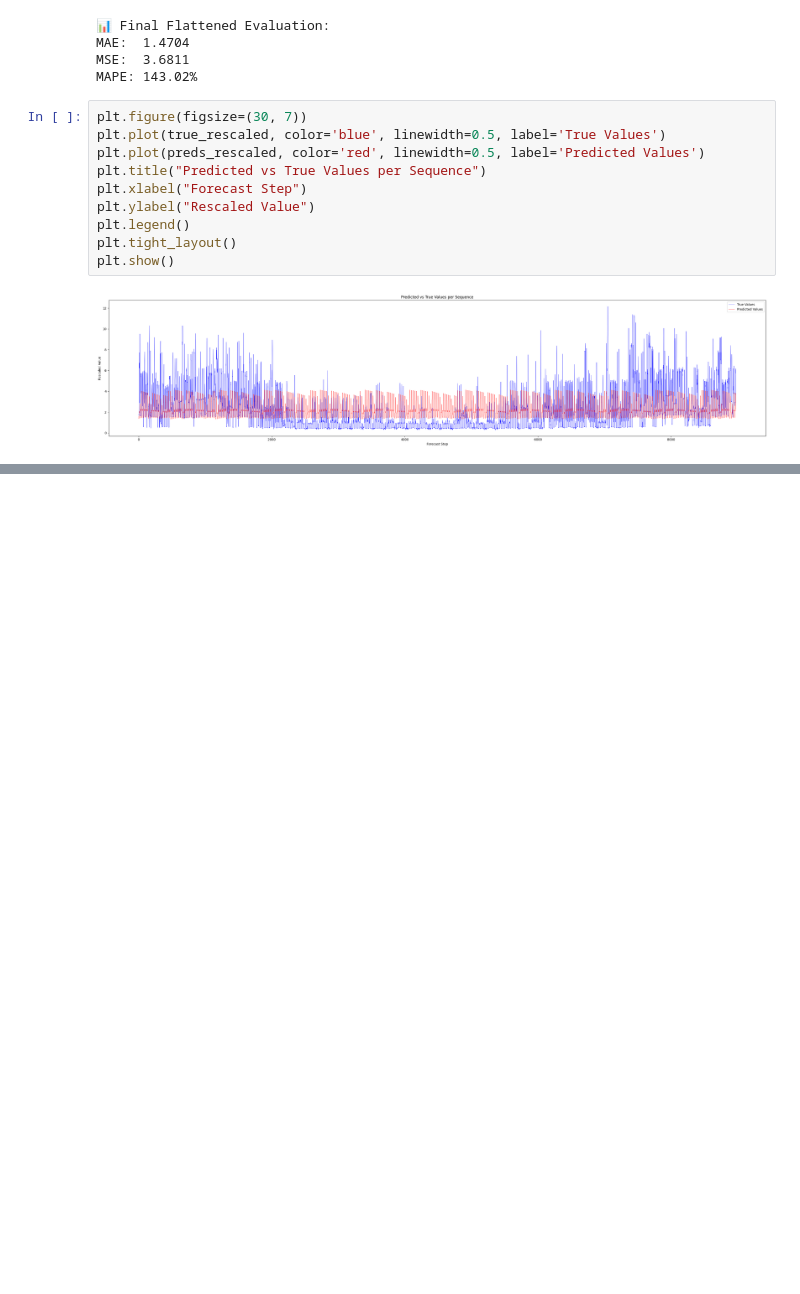
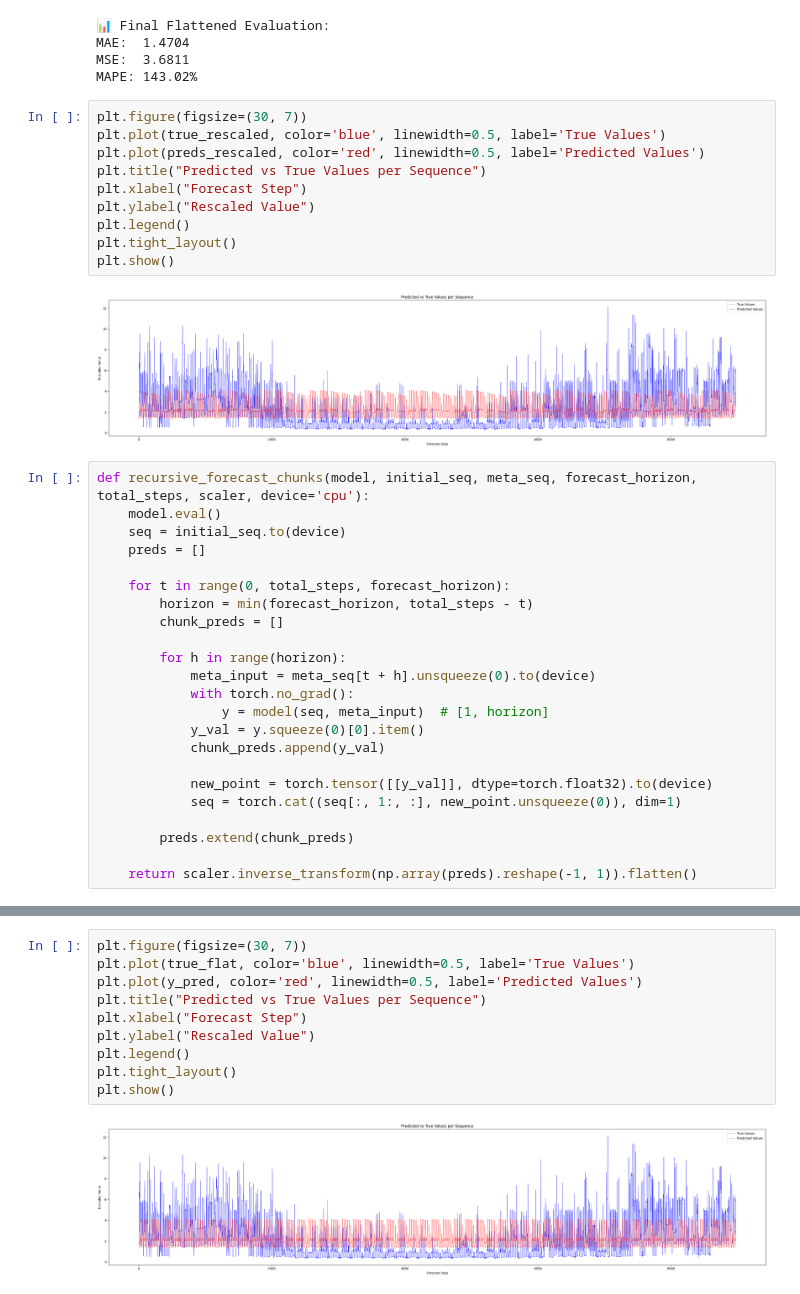
Before and after one commit to JanaJankovic/local-stlf, a Jupyter notebook: powernet/main.ipynb, the cells around one changed output, grey strips where cells are left out. Cells and saved outputs as stored; diff of their text form; blank space fills up the shorter version.

Commit message:
add: autoregressive multi-step forecasting results

```diff
--- a/powernet/main.ipynb
+++ b/powernet/main.ipynb
@@ -328,3 +359,26 @@ plt.tight_layout()
 plt.show()
 # %% [output]
 [figure]
+# %%
+def recursive_forecast_chunks(model, initial_seq, meta_seq, forecast_horizon, total_steps, scaler, device='cpu'):
+    model.eval()
+    seq = initial_seq.to(device)
+    preds = []
+
+    for t in range(0, total_steps, forecast_horizon):
+        horizon = min(forecast_horizon, total_steps - t)
+        chunk_preds = []
+
+        for h in range(horizon):
+            meta_input = meta_seq[t + h].unsqueeze(0).to(device)
+            with torch.no_grad():
+                y = model(seq, meta_input)  # [1, horizon]
+            y_val = y.squeeze(0)[0].item()
+            chunk_preds.append(y_val)
+
+            new_point = torch.tensor([[y_val]], dtype=torch.float32).to(device)
+            seq = torch.cat((seq[:, 1:, :], new_point.unsqueeze(0)), dim=1)
+
+        preds.extend(chunk_preds)
+
+    return scaler.inverse_transform(np.array(preds).reshape(-1, 1)).flatten()
@@ -330,0 +459,12 @@ plt.show()
+# %%
+plt.figure(figsize=(30, 7))
+plt.plot(true_flat, color='blue', linewidth=0.5, label='True Values')
+plt.plot(y_pred, color='red', linewidth=0.5, label='Predicted Values')
+plt.title("Predicted vs True Values per Sequence")
+plt.xlabel("Forecast Step")
+plt.ylabel("Rescaled Value")
+plt.legend()
+plt.tight_layout()
+plt.show()
+# %% [output]
+[figure, added]
```
Also changed, not shown: parts of 2 cells of this notebook, 21 other files.
